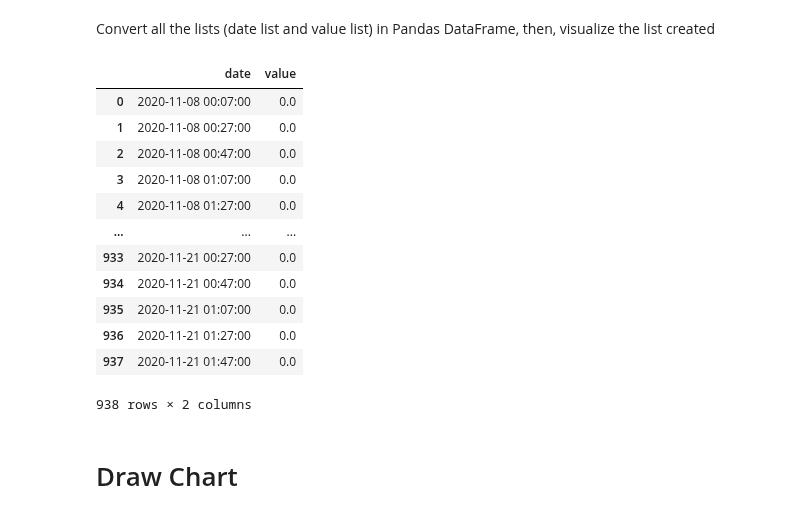
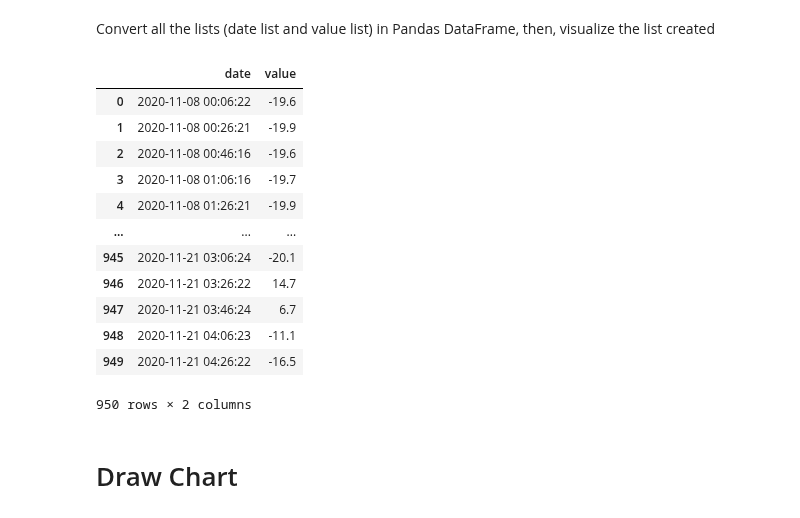
Before and after one commit to Wang-Kevin900/DataVisualization, a Jupyter notebook: DataVisualization.ipynb, the cells around one changed output. Drawn from its saved outputs; the diff is of its cells as text; code cells hidden in the pictures.

```diff
--- a/DataVisualization.ipynb
+++ b/DataVisualization.ipynb
@@ -38,11 +38,12 @@ from datetime import datetime
 
 # get the data from the text fi le
 file_data = files.upload()
-# trasform the data got from the txt file to list,
+
+# trasform the data (dictionary) got from the txt file to list,
 # so that in the next FOR cyclefor trasforming the data is easier to read letter per letter
 list_of_data_file = list(file_data.values());
 
-for single_data_file in list_of_data_file:
-  print(single_data_file)
+# get file name (the key) from the dictionary file_data
+list_file_name = list(file_data.keys())
 # %% [output]
 [interactive output not drawn]
@@ -87,6 +97,9 @@ first_read = True
 # Date, Time, Float; what this variable do, is basically acting as index
 # to indicate wich section we are currently reading in the datasheet
 section_index = 0
+
+# variable that keeps track of the file index we are currently reading from the list
+index_file = 0
 # %% [markdown]
 # Trasform Data
 # %% [markdown]
@@ -237,26 +270,26 @@ Convert all the lists (date list and value list) in Pandas DataFrame, then, visu
 # %%
 import pandas as pd
 
 # convert the 2 lists in a pandas dataframe (order of the list is: Title, Date, Value)
-data = pd.DataFrame({'date': data_list[1],
-                     'value': data_list[2]})
+data = pd.DataFrame({'date': data_list[2],
+                     'value': data_list[3]})
 
 # print out the datagram
 data
 # %% [output]
 |  | date | value |
-| 0 | 2020-11-08 00:07:00 | 0.0 |
-| 1 | 2020-11-08 00:27:00 | 0.0 |
-| 2 | 2020-11-08 00:47:00 | 0.0 |
-| 3 | 2020-11-08 01:07:00 | 0.0 |
-| 4 | 2020-11-08 01:27:00 | 0.0 |
+| 0 | 2020-11-08 00:06:22 | -19.6 |
+| 1 | 2020-11-08 00:26:21 | -19.9 |
+| 2 | 2020-11-08 00:46:16 | -19.6 |
+| 3 | 2020-11-08 01:06:16 | -19.7 |
+| 4 | 2020-11-08 01:26:21 | -19.9 |
 | ... | ... | ... |
-| 933 | 2020-11-21 00:27:00 | 0.0 |
-| 934 | 2020-11-21 00:47:00 | 0.0 |
-| 935 | 2020-11-21 01:07:00 | 0.0 |
-| 936 | 2020-11-21 01:27:00 | 0.0 |
-| 937 | 2020-11-21 01:47:00 | 0.0 |
+| 945 | 2020-11-21 03:06:24 | -20.1 |
+| 946 | 2020-11-21 03:26:22 | 14.7 |
+| 947 | 2020-11-21 03:46:24 | 6.7 |
+| 948 | 2020-11-21 04:06:23 | -11.1 |
+| 949 | 2020-11-21 04:26:22 | -16.5 |
-938 rows × 2 columns
+950 rows × 2 columns
 # %% [markdown]
 # Draw Chart
 # %% [markdown]
```
Also changed, not shown: parts of 6 cells of this notebook.
